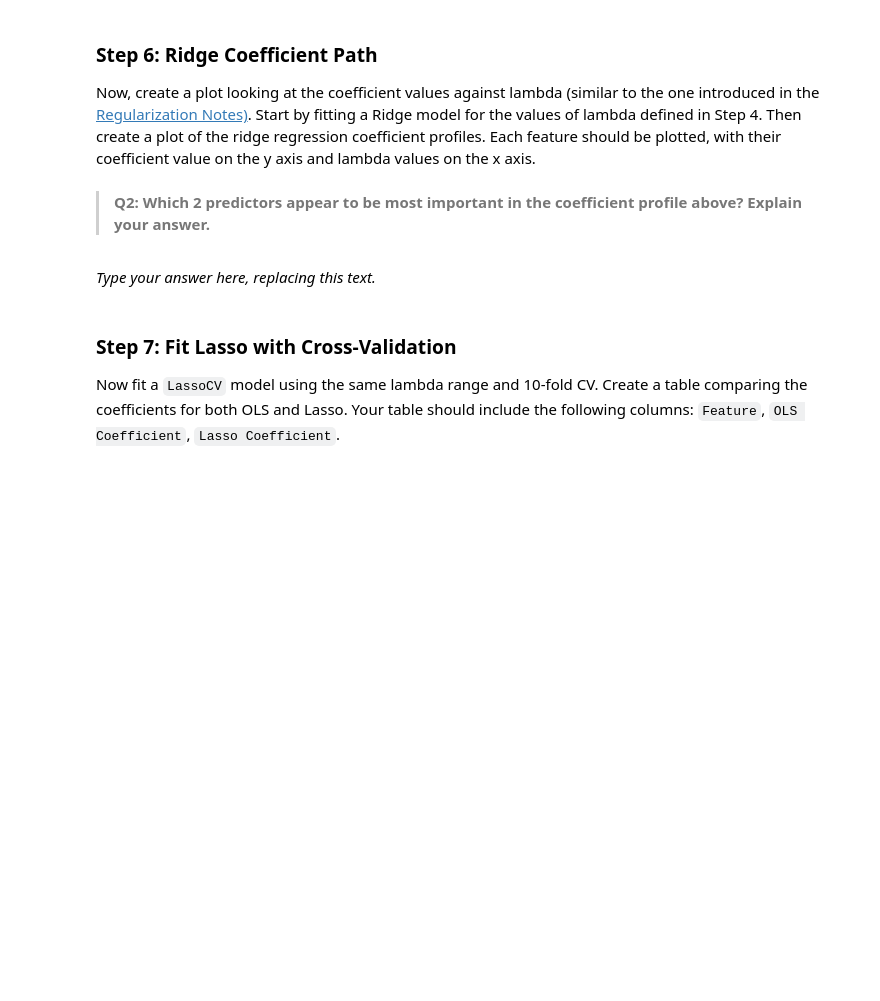
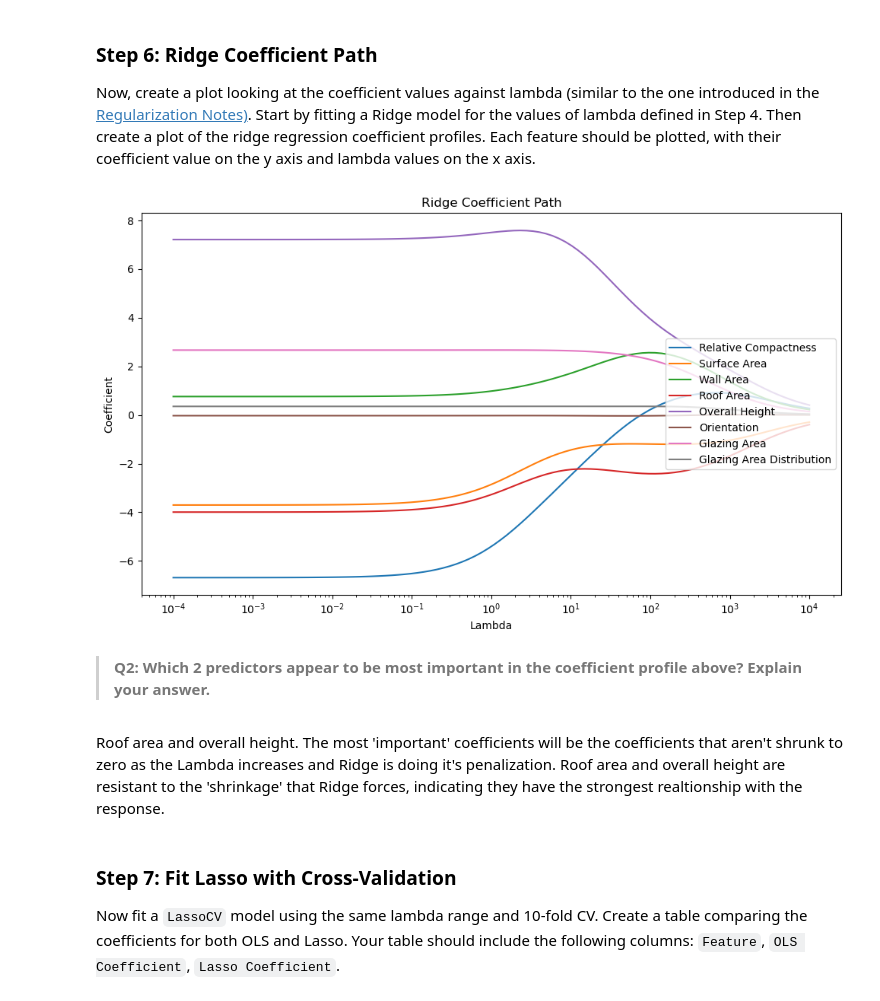
Before and after one commit to ht-oliver/assignment-3, a Jupyter notebook: task1/hw3-task1.ipynb, the cells around one changed output. Drawn from its saved outputs; the diff is of its cells as text; code cells hidden in the pictures; blank space fills up the shorter version.

```diff
--- a/task1/hw3-task1.ipynb
+++ b/task1/hw3-task1.ipynb
@@ -202,10 +209,35 @@ grader.check("q4")
 ### Step 6: Ridge Coefficient Path
 
 Now, create a plot looking at the coefficient values against lambda (similar to the one introduced in the [Regularization Notes)](https://meds-eds-232.github.io/EDS-232-course-website/notes/6_linear_model_selection_and_regularization/6_linear_model_selection_and_regularization-NOTES.html). Start by fitting a Ridge model for the values of lambda defined in Step 4. Then create a plot of the ridge regression coefficient profiles. Each feature should be plotted, with their coefficient value on the y axis and lambda values on the x axis.
+# %%
+# From lab 5
+coefficients = []
+for lam in lambdas:
+    ridge = Ridge(alpha=lam)
+    ridge.fit(X_train_scaled, y_train)
+    coefficients.append(ridge.coef_)
+
+coefficients = np.array(coefficients)
+
+plt.figure(figsize=(10, 6))
+
+# Plot lambdas for each value - lab 5
+for i, feature in enumerate(feature_names):
+    plt.plot(lambdas, coefficients[:, i], label=feature)
+
+plt.xscale('log')
+plt.xlabel('Lambda')
+plt.ylabel('Coefficient')
+plt.title('Ridge Coefficient Path')
+plt.legend(loc='right')
+plt.tight_layout()
+plt.show()
+# %% [output]
+[figure, added]
 # %% [markdown]
 > **Q2: Which 2 predictors appear to be most important in the coefficient profile above? Explain your answer.**
 # %% [markdown]
-_Type your answer here, replacing this text._
+Roof area and overall height. The most 'important' coefficients will be the coefficients that aren't shrunk to zero as the Lambda increases and Ridge is doing it's penalization. Roof area and overall height are resistant to the 'shrinkage' that Ridge forces, indicating they have the strongest realtionship with the response.
 # %% [markdown]
 <!-- END QUESTION -->
 
```
Also changed, not shown: parts of 7 cells of this notebook.
